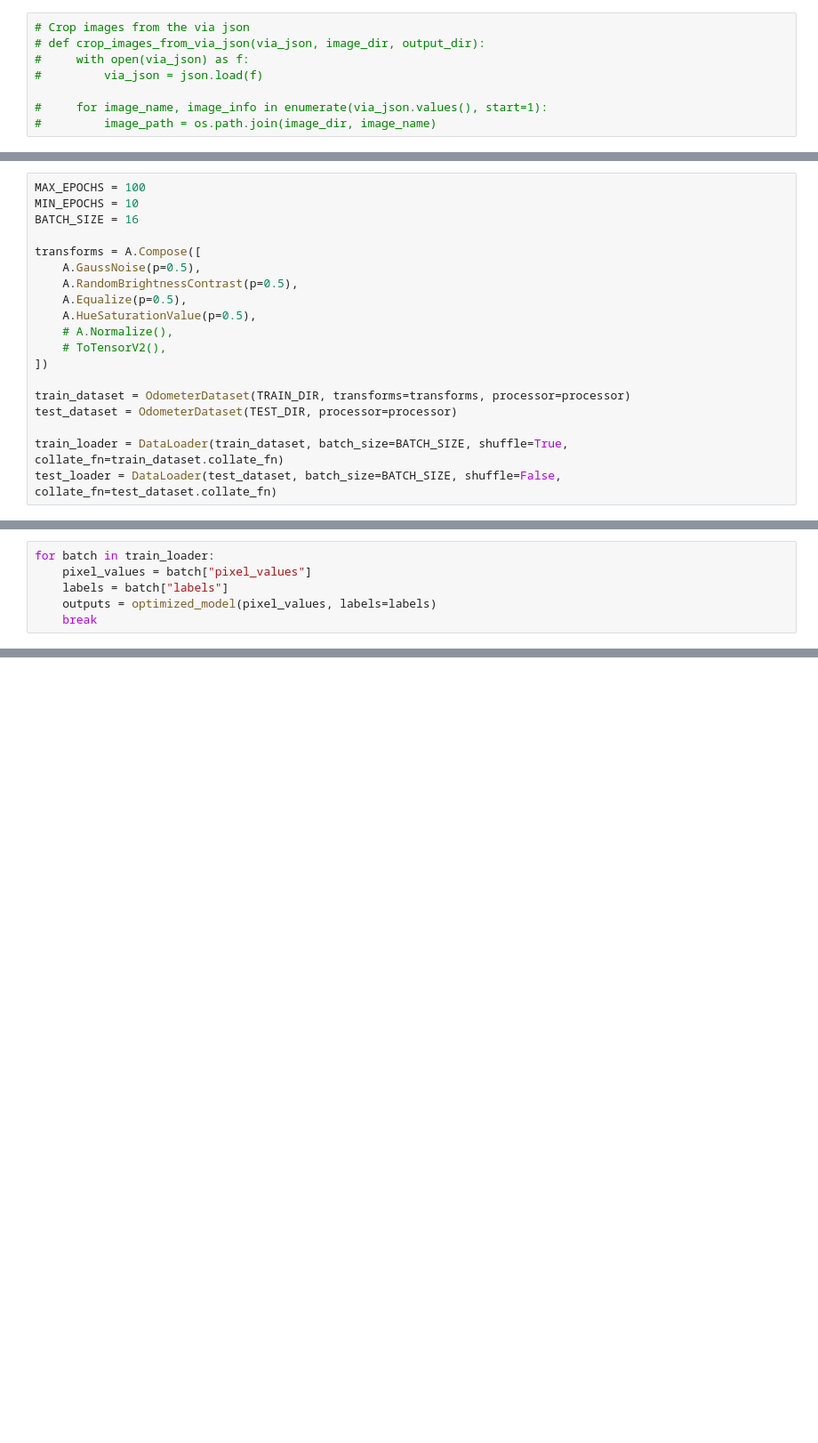
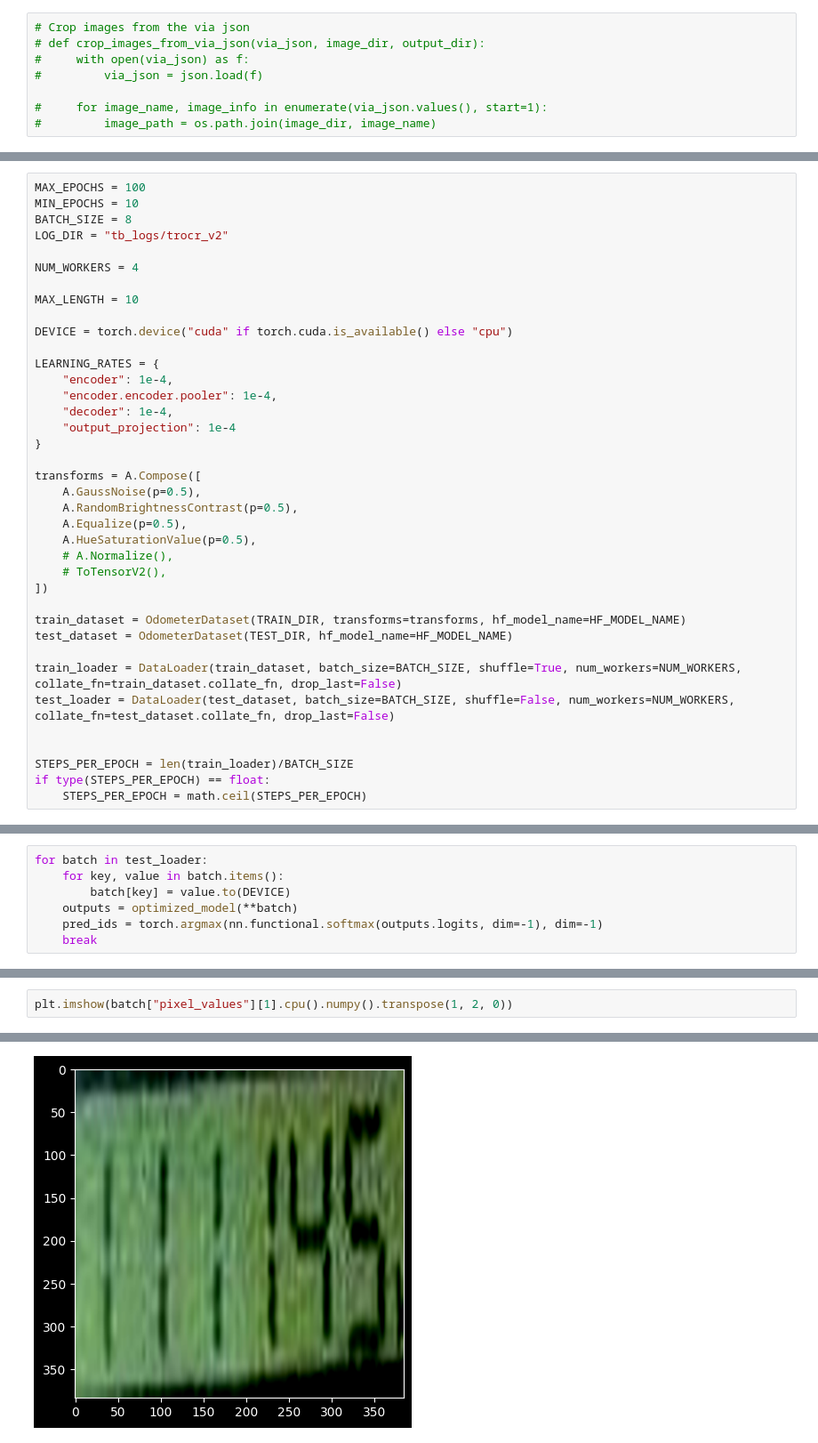
Before and after one commit to VamsiKrishna1211/Odometer-Recognition-from-Car-Dashboard-Images, a Jupyter notebook: TrainerOCR.ipynb, the cells around one changed output, grey strips where cells are left out. Shown at 89% size. Drawn from its saved outputs; the diff is of its cells as text; blank space fills up the shorter version.

```diff
--- a/TrainerOCR.ipynb
+++ b/TrainerOCR.ipynb
@@ -116,7 +119,21 @@ Could not find image processor class in the image processor config or the model
 # %%
 MAX_EPOCHS = 100
 MIN_EPOCHS = 10
-BATCH_SIZE = 16
+BATCH_SIZE = 8
+LOG_DIR = "tb_logs/trocr_v2"
+
+NUM_WORKERS = 4
+
+MAX_LENGTH = 10
+
+DEVICE = torch.device("cuda" if torch.cuda.is_available() else "cpu")
+
+LEARNING_RATES = {
+    "encoder": 1e-4,
+    "encoder.encoder.pooler": 1e-4,
+    "decoder": 1e-4,
+    "output_projection": 1e-4
+}
 
 transforms = A.Compose([
     A.GaussNoise(p=0.5),
@@ -127,8 +144,13 @@ transforms = A.Compose([
     # ToTensorV2(),
 ])
 
-train_dataset = OdometerDataset(TRAIN_DIR, transforms=transforms, processor=processor)
-test_dataset = OdometerDataset(TEST_DIR, processor=processor)
+train_dataset = OdometerDataset(TRAIN_DIR, transforms=transforms, hf_model_name=HF_MODEL_NAME)
+test_dataset = OdometerDataset(TEST_DIR, hf_model_name=HF_MODEL_NAME)
 
-train_loader = DataLoader(train_dataset, batch_size=BATCH_SIZE, shuffle=True, collate_fn=train_dataset.collate_fn)
-test_loader = DataLoader(test_dataset, batch_size=BATCH_SIZE, shuffle=False, collate_fn=test_dataset.collate_fn)
+train_loader = DataLoader(train_dataset, batch_size=BATCH_SIZE, shuffle=True, num_workers=NUM_WORKERS, collate_fn=train_dataset.collate_fn, drop_last=False)
+test_loader = DataLoader(test_dataset, batch_size=BATCH_SIZE, shuffle=False, num_workers=NUM_WORKERS, collate_fn=test_dataset.collate_fn, drop_last=False)
+
+
+STEPS_PER_EPOCH = len(train_loader)/BATCH_SIZE
+if type(STEPS_PER_EPOCH) == float:
+    STEPS_PER_EPOCH = math.ceil(STEPS_PER_EPOCH)
@@ -149,6 +176,0 @@ logger.debug("Model compiled")
-# %%
-for batch in train_loader:
-    pixel_values = batch["pixel_values"]
-    labels = batch["labels"]
-    outputs = optimized_model(pixel_values, labels=labels)
-    break
@@ -156,0 +177,7 @@ RuntimeError: stack expects each tensor to be equal size, but got [4] at entry 0
+# %%
+for batch in test_loader:
+    for key, value in batch.items():
+        batch[key] = value.to(DEVICE)
+    outputs = optimized_model(**batch)
+    pred_ids = torch.argmax(nn.functional.softmax(outputs.logits, dim=-1), dim=-1)
+    break
@@ -156,0 +201,3 @@ RuntimeError: stack expects each tensor to be equal size, but got [4] at entry 0
+# %%
+plt.imshow(batch["pixel_values"][1].cpu().numpy().transpose(1, 2, 0))
+# %% [output]
@@ -156,0 +205 @@ RuntimeError: stack expects each tensor to be equal size, but got [4] at entry 0
+[figure, added]
```
Also changed, not shown: parts of 11 cells of this notebook.
